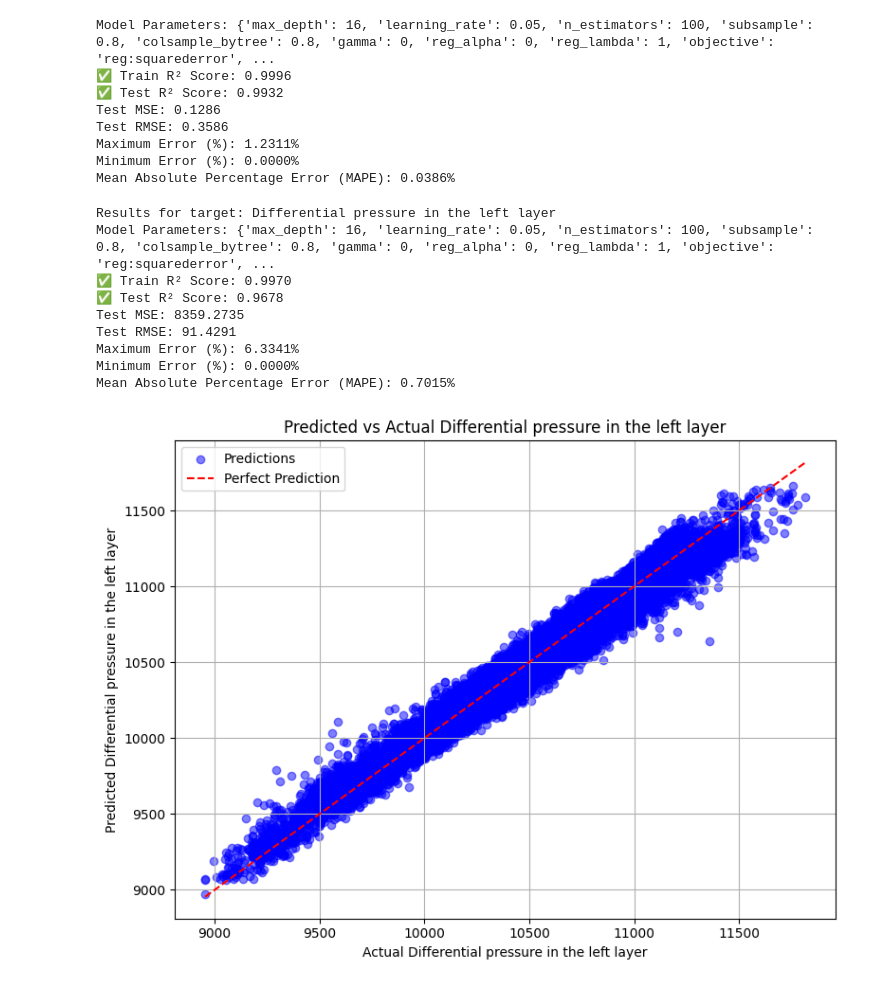
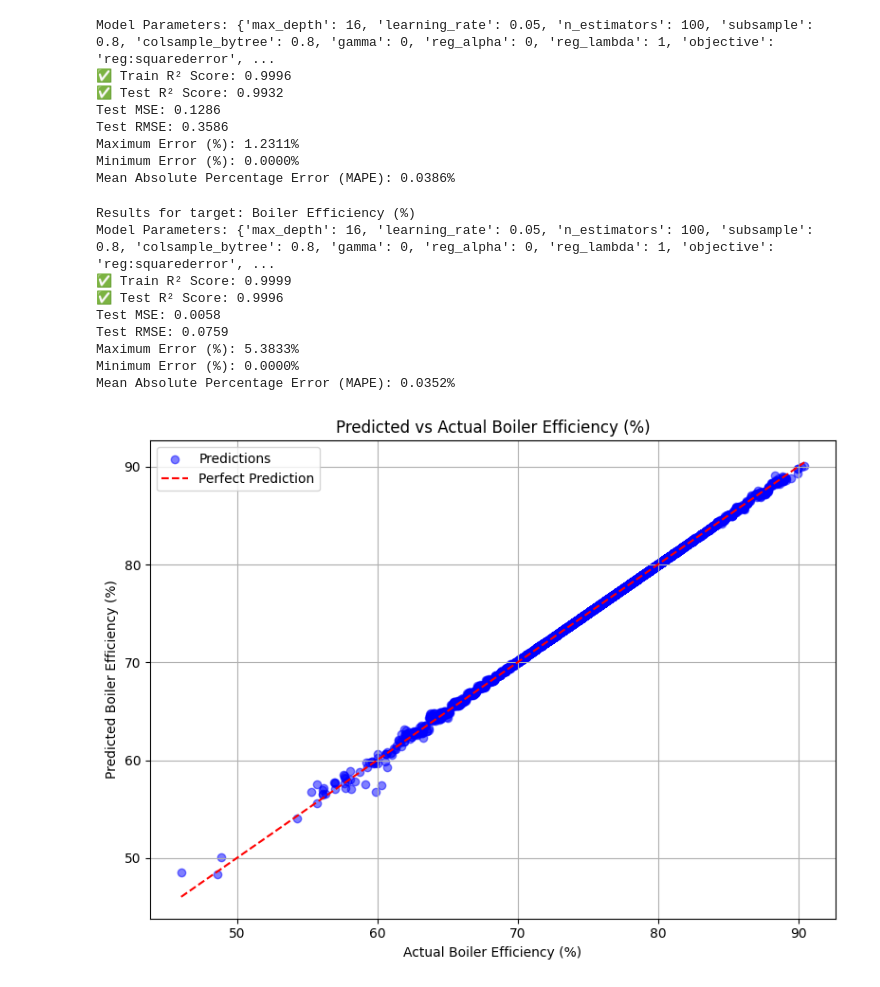
Before and after one commit to adeshsingh5505/BoilerEfficiency, a Jupyter notebook: boilerxgboost_parametric.ipynb, the cells around one changed output. Drawn from its saved outputs; the diff is of its cells as text; code cells hidden in the pictures.

```diff
--- a/boilerxgboost_parametric.ipynb
+++ b/boilerxgboost_parametric.ipynb
@@ -114,7 +114,7 @@ import os
 import matplotlib.pyplot as plt
 
 # Check if dataset file exists
-data_path = "/content/data_modified19.csv"
+data_path = "/content/boiler_efficiency_indirect_method.csv"
 if not os.path.exists(data_path):
     raise FileNotFoundError(f"Dataset file not found at: {data_path}")
 
@@ -125,7 +125,7 @@ except Exception as e:
     raise Exception(f"Error loading dataset: {e}")
 
 # Define new target (replace with your desired target column)
-new_target = "Differential pressure in the left layer"  # e.g., "Boiler pressure", "Steam flow rate"
+new_target = "Boiler Efficiency (%)"  # e.g., "Boiler pressure", "Steam flow rate"
 if new_target not in df.columns:
     raise KeyError(f"New target column '{new_target}' not found in dataset")
 if "date" not in df.columns:
@@ -133,7 +133,7 @@ if "date" not in df.columns:
 
 # Define target and features
 # Exclude original target to avoid potential leakage
-X = df.drop(columns=["date", new_target,"Differential pressure in the left layer"])
+X = df.drop(columns=["date", new_target])
 y = df[new_target]
 
 # Verify data types and handle missing values
@@ -194,38 +194,38 @@ mean_absolute_percentage_error = np.mean(percentage_errors)
 # Print results
 print(f"Results for target: {new_target}")
 print("Model Parameters:", xgb_params)
 print(f"✅ Train R² Score: {train_r2:.4f}")
 print(f"✅ Test R² Score: {test_r2:.4f}")
 print(f"Test MSE: {mse:.4f}")
 print(f"Test RMSE: {rmse:.4f}")
 print(f"Maximum Error (%): {max_error_percent:.4f}%")
 print(f"Minimum Error (%): {min_error_percent:.4f}%")
 print(f"Mean Absolute Percentage Error (MAPE): {mean_absolute_percentage_error:.4f}%")
 
 # Check for overfitting
 if train_r2 - test_r2 > 0.1:
     print("Warning: Potential overfitting detected (Train R² >> Test R²)")
 
 # Scatter plot of predicted vs actual values
 plt.figure(figsize=(8, 6))
 plt.scatter(y_test, y_test_pred, alpha=0.5, color='blue', label='Predictions')
 plt.plot([y_test.min(), y_test.max()], [y_test.min(), y_test.max()], 'r--', label='Perfect Prediction')
 plt.xlabel(f"Actual {new_target}")
 plt.ylabel(f"Predicted {new_target}")
 plt.title(f"Predicted vs Actual {new_target}")
 plt.legend()
 plt.grid(True)
 plt.tight_layout()
 plt.savefig("scatter_plot.png")
 plt.show()
 # %% [output]
-Results for target: Differential pressure in the left layer
+Results for target: Boiler Efficiency (%)
 Model Parameters: {'max_depth': 16, 'learning_rate': 0.05, 'n_estimators': 100, 'subsample': 0.8, 'colsample_bytree': 0.8, 'gamma': 0, 'reg_alpha': 0, 'reg_lambda': 1, 'objective': 'reg:squarederror', ...
-✅ Train R² Score: 0.9970
-✅ Test R² Score: 0.9678
-Test MSE: 8359.2735
-Test RMSE: 91.4291
-Maximum Error (%): 6.3341%
+✅ Train R² Score: 0.9999
+✅ Test R² Score: 0.9996
+Test MSE: 0.0058
+Test RMSE: 0.0759
+Maximum Error (%): 5.3833%
 Minimum Error (%): 0.0000%
-Mean Absolute Percentage Error (MAPE): 0.7015%
+Mean Absolute Percentage Error (MAPE): 0.0352%
-[figure, old version]
+[figure, new version]
```
